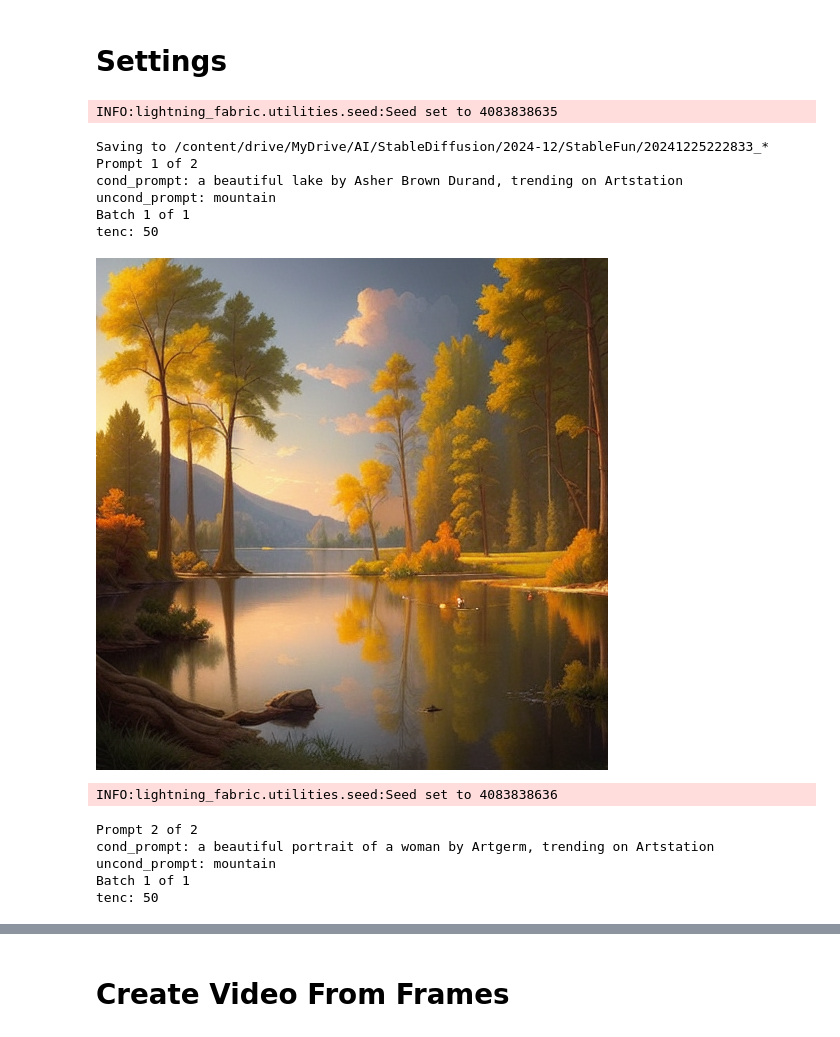
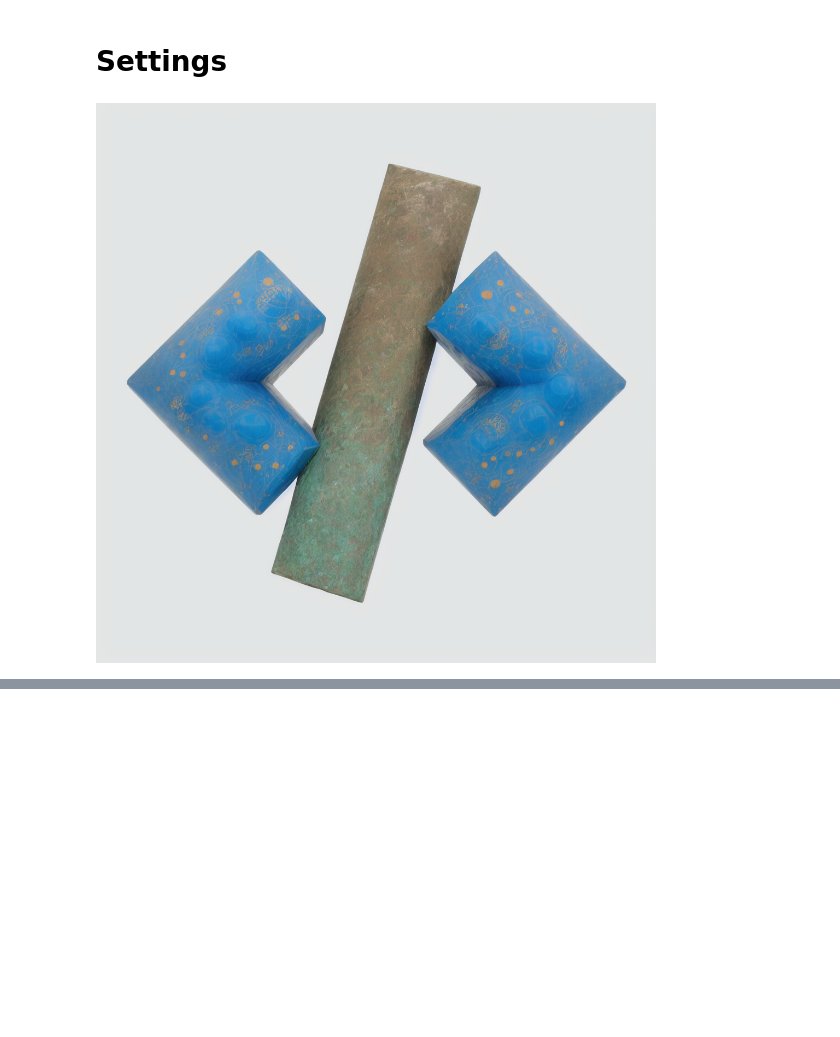
Before and after one commit to devalladares/Aquarium, a Jupyter notebook: Deforum_Stable_Diffusion.ipynb, the cells around one changed output, grey strips where cells are left out. Saved outputs shown, nothing was run; the diff lists cells and outputs as text; code cells hidden in the pictures; blank space fills up the shorter version.

```diff
--- a/Deforum_Stable_Diffusion.ipynb
+++ b/Deforum_Stable_Diffusion.ipynb
@@ -164,8 +175,8 @@ def DeforumAnimArgs():
     save_depth_maps = False #@param {type:"boolean"}
 
     #@markdown ####**Video Input:**
-    video_init_path ='/content/---_2.mp4'#@param {type:"string"}
-    extract_nth_frame = 2#@param {type:"number"}
+    video_init_path ='/content/---_2 (2).mp4'#@param {type:"string"}
+    extract_nth_frame = 50#@param {type:"number"}
     overwrite_extracted_frames = True #@param {type:"boolean"}
     use_mask_video = False #@param {type:"boolean"}
     video_mask_path ='/content/video_in.mp4'#@param {type:"string"}
@@ -193,41 +204,24 @@ def DeforumAnimArgs():
     resume_timestring = "20220829210106" #@param {type:"string"}
 
     return locals()
-# %%
-# prompts
-prompts = {
-    0: "a beautiful lake by Asher Brown Durand, trending on Artstation",
-    10: "a beautiful portrait of a woman by Artgerm, trending on Artstation",
-}
-
-neg_prompts = {
-    0: "mountain",
-}
-
-# can be a string, list, or dictionary
-#prompts = [
-#    "a beautiful lake by Asher Brown Durand, trending on Artstation",
-#    "a beautiful portrait of a woman by Artgerm, trending on Artstation",
-#]
-#prompts = "a beautiful lake by Asher Brown Durand, trending on Artstation"
 # %%
 #@markdown **Load Settings**
-override_settings_with_file = True #@param {type:"boolean"}
+override_settings_with_file = False #@param {type:"boolean"}
 settings_file = "custom" #@param ["custom", "512x512_aesthetic_0.json","512x512_aesthetic_1.json","512x512_colormatch_0.json","512x512_colormatch_1.json","512x512_colormatch_2.json","512x512_colormatch_3.json"]
 custom_settings_file = "/content/20231025054638_settings.txt"#@param {type:"string"}
 
 def DeforumArgs():
     #@markdown **Image Settings**
-    W = 512 #@param
-    H = 512 #@param
+    W = 1024 #@param
+    H = 1024 #@param
     W, H = map(lambda x: x - x % 64, (W, H))  # resize to integer multiple of 64
     bit_depth_output = 8 #@param [8, 16, 32] {type:"raw"}
 
     #@markdown **Sampling Settings**
     seed = -1 #@param
-    sampler = 'euler_ancestral' #@param ["klms","dpm2","dpm2_ancestral","heun","euler","euler_ancestral","plms", "ddim", "dpm_fast", "dpm_adaptive", "dpmpp_2s_a", "dpmpp_2m"]
+    sampler = 'dpmpp_2s_a' #@param ["klms","dpm2","dpm2_ancestral","heun","euler","euler_ancestral","plms", "ddim", "dpm_fast", "dpm_adaptive", "dpmpp_2s_a", "dpmpp_2m"]
     steps = 50 #@param
-    scale = 7 #@param
+    scale = 5 #@param
     ddim_eta = 0.0 #@param
     dynamic_threshold = None
     static_threshold = None
@@ -242,9 +236,9 @@ def DeforumArgs():
     #@markdown **Batch Settings**
     n_batch = 1 #@param
     n_samples = 1 #@param
-    batch_name = "StableFun" #@param {type:"string"}
+    batch_name = "NewYorker_Code_31_Neutral" #@param {type:"string"}
     filename_format = "{timestring}_{index}_{prompt}.png" #@param ["{timestring}_{index}_{seed}.png","{timestring}_{index}_{prompt}.png"]
-    seed_behavior = "iter" #@param ["iter","fixed","random","ladder","alternate"]
+    seed_behavior = "ladder" #@param ["iter","fixed","random","ladder","alternate"]
     seed_iter_N = 1 #@param {type:'integer'}
     make_grid = False #@param {type:"boolean"}
     grid_rows = 2 #@param
@@ -252,11 +246,11 @@ def DeforumArgs():
 
     #@markdown **Init Settings**
     use_init = False #@param {type:"boolean"}
-    strength = 0.65 #@param {type:"number"}
+    strength = 0.5 #@param {type:"number"}
     strength_0_no_init = True # Set the strength to 0 automatically when no init image is used
     init_image = "https://cdn.pixabay.com/photo/2022/07/30/13/10/green-longhorn-beetle-7353749_1280.jpg" #@param {type:"string"}
     add_init_noise = False #@param {type:"boolean"}
-    init_noise = 0.01 #@param
+    init_noise = 0.05 #@param
     # Whiter areas of the mask are areas that change more
     use_mask = False #@param {type:"boolean"}
     use_alpha_as_mask = False # use the alpha channel of the init image as the mask
@@ -347,44 +341,31 @@ if args.seed == -1:
 if not args.use_init:
     args.init_image = None
 if args.sampler == 'plms' and (args.use_init or anim_args.animation_mode != 'None'):
     print(f"Init images aren't supported with PLMS yet, switching to KLMS")
     args.sampler = 'klms'
 if args.sampler != 'ddim':
     args.ddim_eta = 0
 
 if anim_args.animation_mode == 'None':
     anim_args.max_frames = 1
 elif anim_args.animation_mode == 'Video Input':
     args.use_init = True
 
 # clean up unused memory
 gc.collect()
 torch.cuda.empty_cache()
 
 # get prompts
 cond, uncond = Prompts(prompt=prompts,neg_prompt=neg_prompts).as_dict()
 
 # dispatch to appropriate renderer
 if anim_args.animation_mode == '2D' or anim_args.animation_mode == '3D':
     render_animation(root, anim_args, args, cond, uncond)
 elif anim_args.animation_mode == 'Video Input':
     render_input_video(root, anim_args, args, cond, uncond)
 elif anim_args.animation_mode == 'Interpolation':
     render_interpolation(root, anim_args, args, cond, uncond)
 else:
     render_image_batch(root, args, cond, uncond)
 # %% [output]
-INFO:lightning_fabric.utilities.seed:Seed set to 4083838635
-Saving to /content/drive/MyDrive/AI/StableDiffusion/2024-12/StableFun/20241225222833_*
-Prompt 1 of 2
-cond_prompt: a beautiful lake by Asher Brown Durand, trending on Artstation
-uncond_prompt: mountain
-Batch 1 of 1
-tenc: 50
-[figure, old version]
+[figure, new version]
-INFO:lightning_fabric.utilities.seed:Seed set to 4083838636
-Prompt 2 of 2
-cond_prompt: a beautiful portrait of a woman by Artgerm, trending on Artstation
-uncond_prompt: mountain
-Batch 1 of 1
-tenc: 50
@@ -392,2 +371,0 @@ tenc: 50
-# %% [markdown]
-# Create Video From Frames
```
Also changed, not shown: parts of 11 cells of this notebook.
